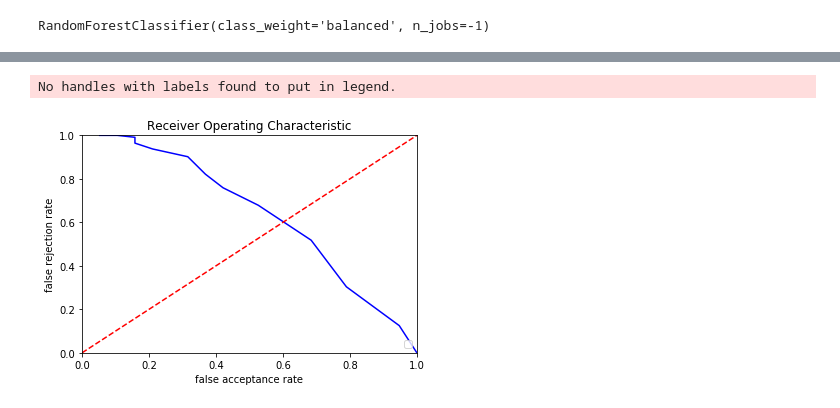
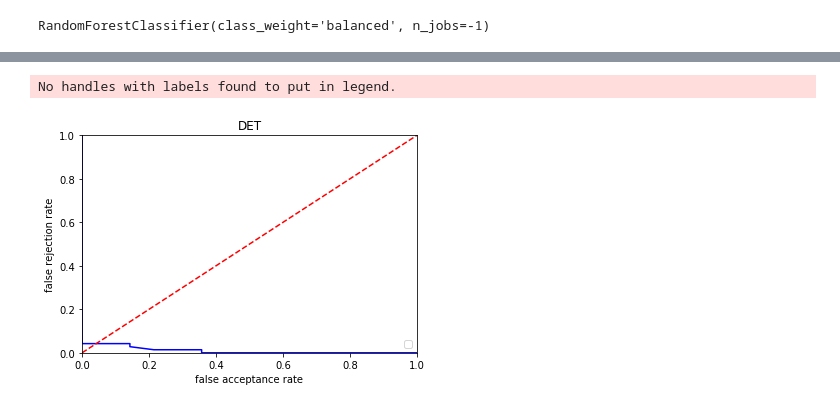
Before and after one commit to yerseg/profiling_data_learning, a Jupyter notebook: src/notebooks/simulation/models_prepare.ipynb, the cells around one changed output, grey strips where cells are left out. Saved outputs shown, nothing was run; the diff lists cells and outputs as text; code cells hidden in the pictures.

```diff
--- a/src/notebooks/simulation/models_prepare.ipynb
+++ b/src/notebooks/simulation/models_prepare.ipynb
@@ -307,4 +302,8 @@ test_df = (test_df - test_df.min()) / (test_df.max() - test_df.min())
 # %%
+test_df = test_df.drop(dropped_cols + ['timestamp', 'events'], axis=1)
+# test_df = (test_df - test_df.min()) / (test_df.max() - test_df.min())
+test_df = test_df.fillna(0)
+
 test_dataset = test_df.to_numpy().copy()
 
 X_test = test_dataset[:, :-1]
@@ -322,0 +334,16 @@ c = metrics.det_curve(y_test, proba[:, 1])
+# %%
+def confusion_matrix_thr(y_true, proba, threshold=0.5):
+    predict = proba
+    predict[predict > threshold] = 1
+    predict[predict <= threshold] = 0
+
+    return metrics.confusion_matrix(y_true, predict)
+# %%
+FPR = []
+FNR = []
+thresholds = np.arange(0.0, 1.0, 0.01)
+# %%
+for thr in thresholds:
+    tn, fp, fn, tp = confusion_matrix_thr(y_test, proba[:, 1].copy(), thr).ravel()
+    FPR.append(fp / (fp + tn))
+    FNR.append(fn / (fn + tp))
@@ -323,15 +362,15 @@ c = metrics.det_curve(y_test, proba[:, 1])
 # %%
 # method I: plt
 import matplotlib.pyplot as plt
-plt.title('Receiver Operating Characteristic')
-plt.plot(c[0], c[1], 'b')
+plt.title('DET')
+plt.plot(FPR, FNR, 'b')
 plt.legend(loc = 'lower right')
 plt.plot([0, 1], [0, 1],'r--')
 plt.xlim([0, 1])
 plt.ylim([0, 1])
 plt.ylabel('false rejection rate')
 plt.xlabel('false acceptance rate')
 plt.show()
 # %% [output]
 No handles with labels found to put in legend.
-[figure, old version]
+[figure, new version]
```
Also changed, not shown: parts of 23 cells of this notebook, 2 other files.
